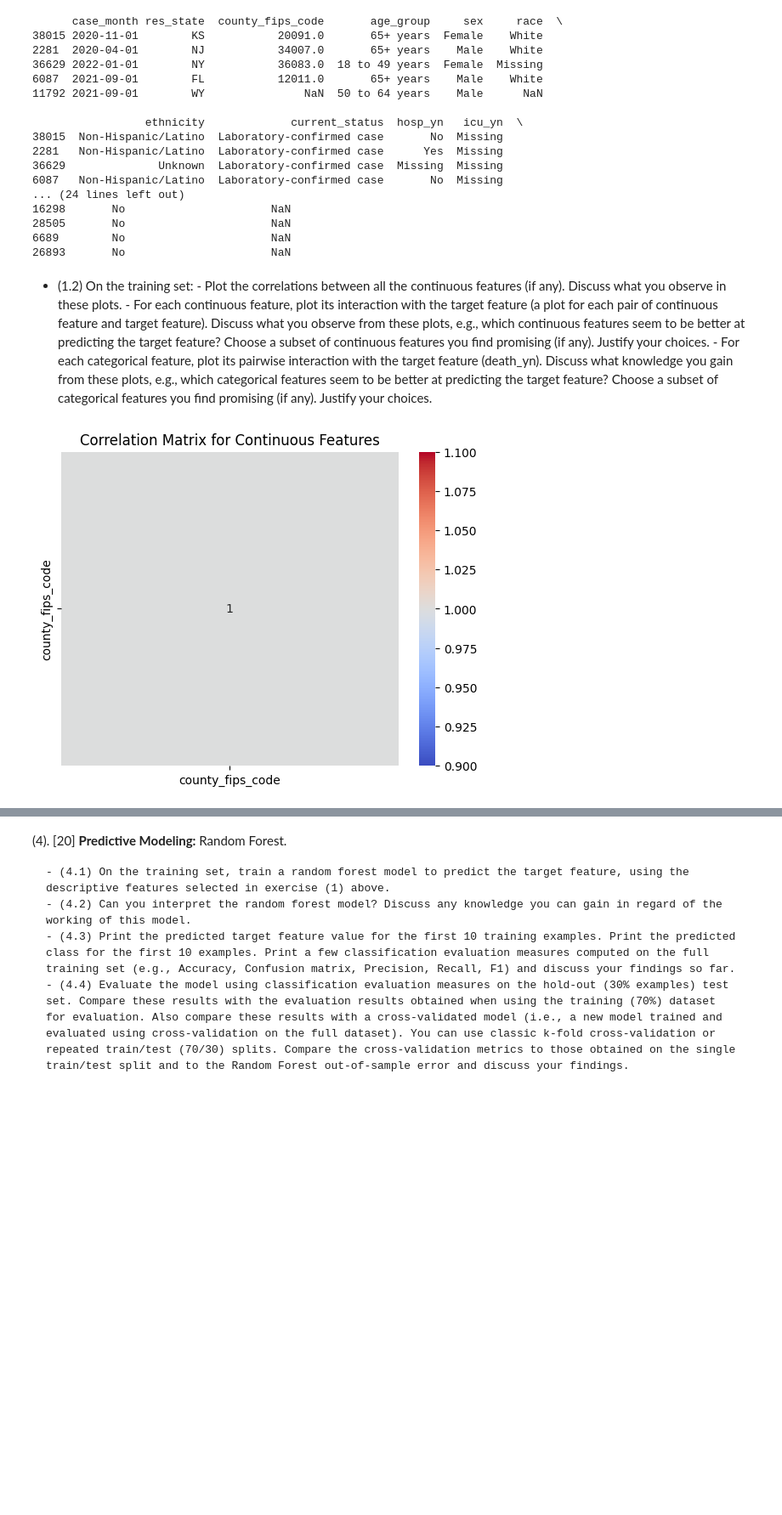
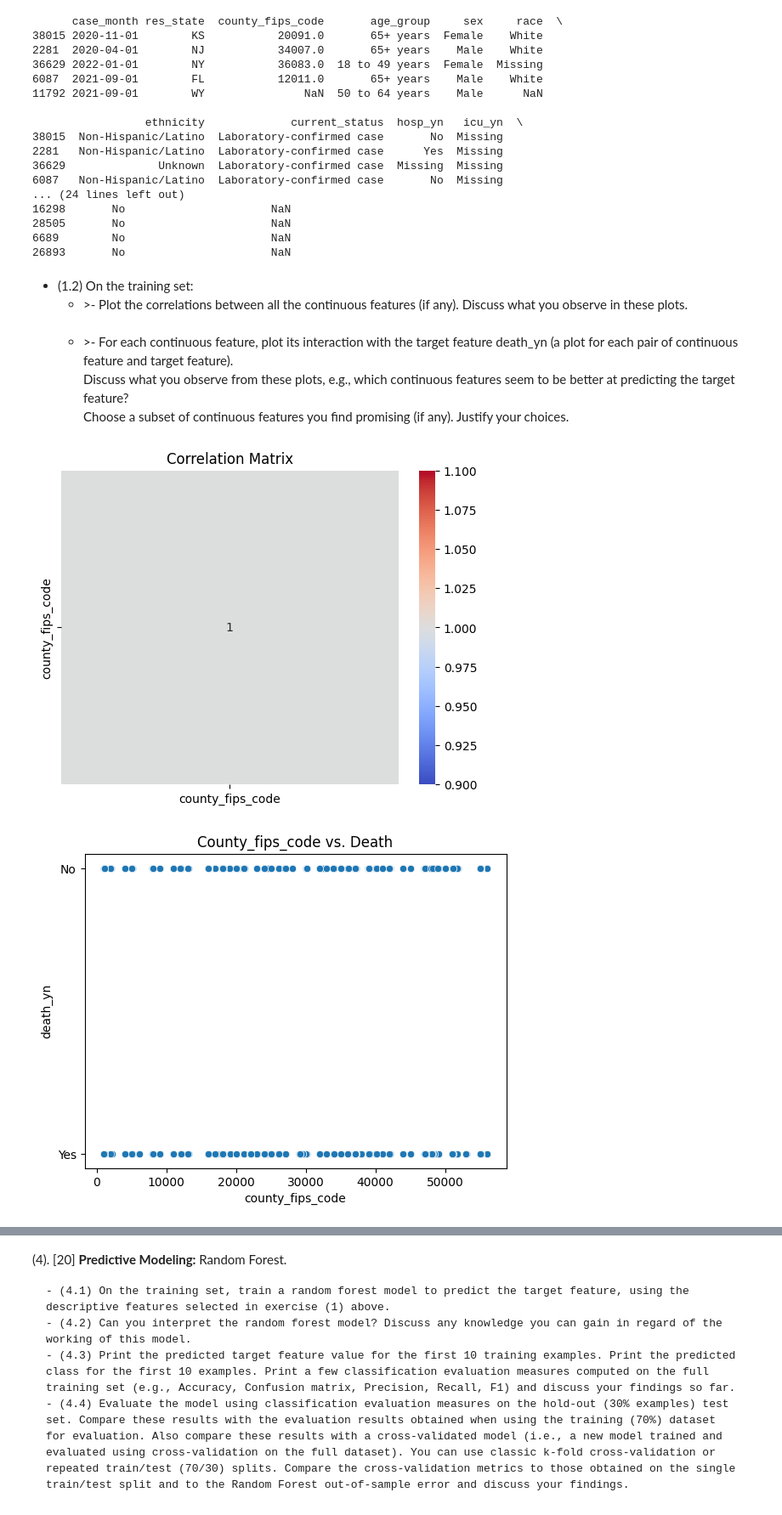
Before and after one commit to paul-od24/data_analytics_hw2, a Jupyter notebook: hw2.ipynb, the cells around one changed output, grey strips where cells are left out. Shown at 85% size. Saved outputs shown, nothing was run; the diff lists cells and outputs as text; code cells hidden in the pictures; blank space fills up the shorter version.

```diff
--- a/hw2.ipynb
+++ b/hw2.ipynb
@@ -402,20 +413,24 @@ test_data.to_csv('test_data.csv', index=False)
 6689        No                      NaN
 26893       No                      NaN
 # %% [markdown]
-- (1.2) On the training set:
-        - Plot the correlations between all the continuous features (if any). Discuss what you observe in these plots.
-        - For each continuous feature, plot its interaction with the target feature (a plot for each pair of   continuous feature and target feature). Discuss what you observe from these plots, e.g., which continuous features seem to be better at predicting the target feature? Choose a subset of continuous features you find promising (if any). Justify your choices.
-        - For each categorical feature, plot its pairwise interaction with the target feature (death_yn). Discuss what  knowledge you gain from these plots, e.g., which categorical features seem to be better at predicting the target feature? Choose a subset of categorical features you find promising (if any). Justify your choices.
+- (1.2) On the training set:<br>
+        <ul><li>>- Plot the correlations between all the continuous features (if any). Discuss what you observe in these plots.</li>
+        <br><li>>- For each continuous feature, plot its interaction with the target feature death_yn (a plot for each pair of continuous feature and target feature). <br>Discuss what you observe from these plots, e.g., which continuous features seem to be better at predicting the target feature? <br>Choose a subset of continuous features you find promising (if any). Justify your choices.</li></ul>
-# %%
-# Read the data from CSV file
-train_data = pd.read_csv('train_data.csv')
-
-# Compute the correlation matrix
-corr = train_data.corr()
-
-# Plot the correlation matrix as a heatmap
-sns.heatmap(corr, annot=True, cmap='coolwarm')
-plt.title('Correlation Matrix for Continuous Features')
-plt.show()
-# %% [output]
-[figure, removed]
+# %%
+# Identify the continuous feature(s)
+continuous_features = ['county_fips_code']
+
+# Plot the correlation matrix between all continuous features
+corr_matrix = train_data[continuous_features].corr()
+sns.heatmap(corr_matrix, annot=True, cmap='coolwarm')
+plt.title('Correlation Matrix')
+plt.show()
+
+# Plot the interaction between each continuous feature and the target feature death_yn
+for feature in continuous_features:
+    sns.scatterplot(data=train_data, x=feature, y='death_yn')
+    plt.title(f'{feature.capitalize()} vs. Death')
+    plt.show()
+# %% [output]
+[figure, added]
+[figure, added]
```
Also changed, not shown: parts of 31 cells of this notebook, 2 other files.
